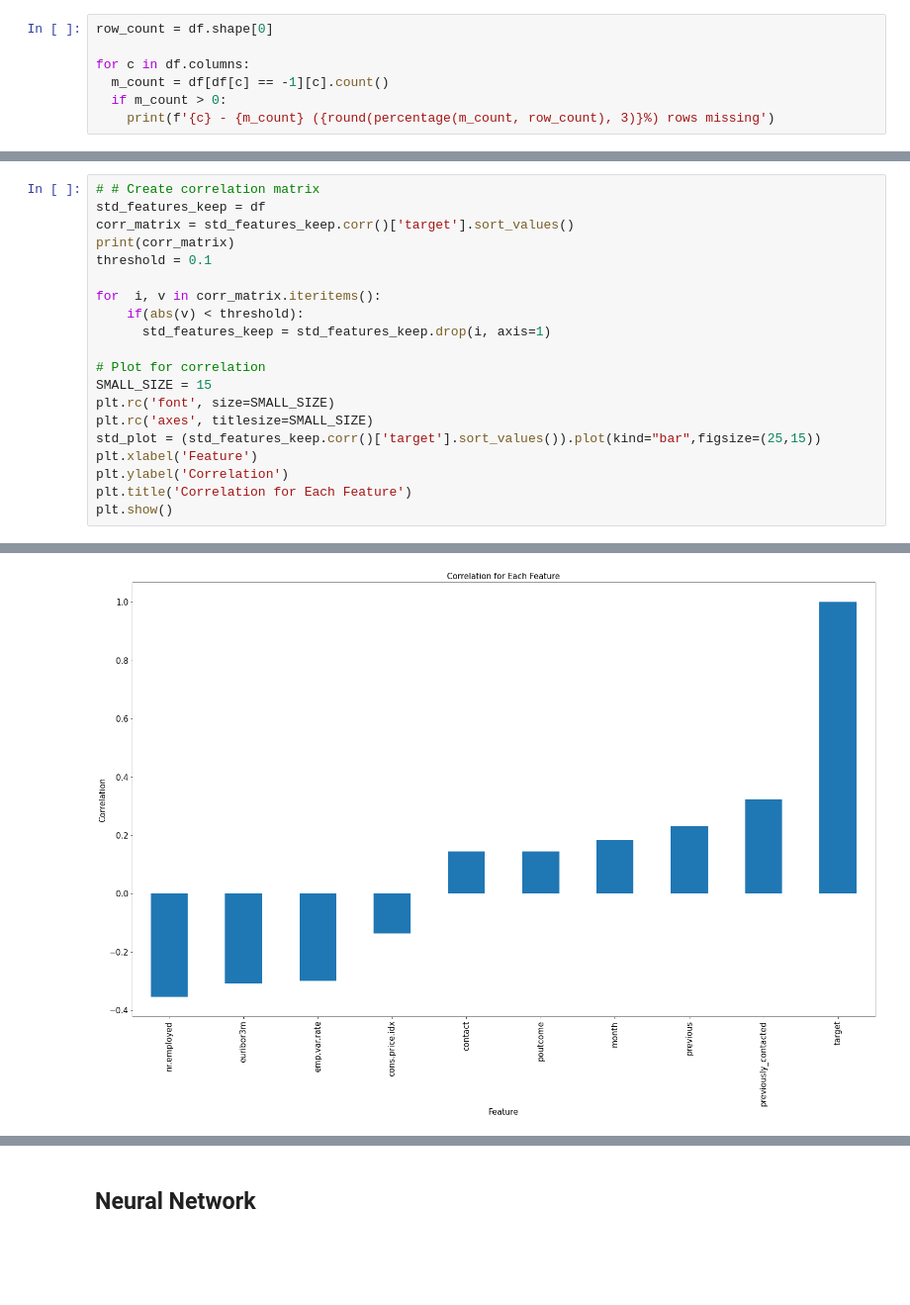
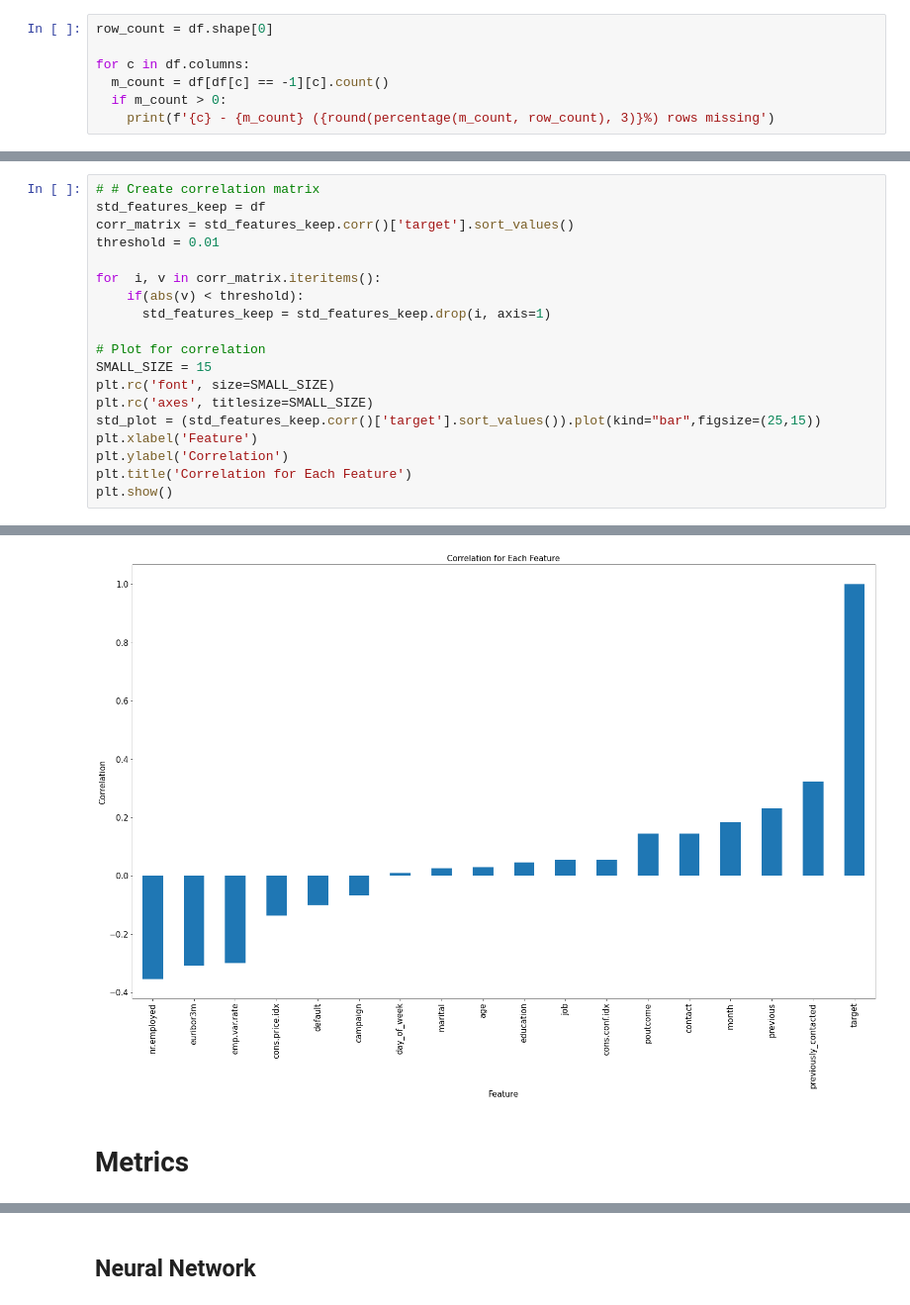
Before and after one commit to claredavies/MachineLearningCoursework, a Jupyter notebook: Assignment1/MLAssignment1KerrasUnbalancedData.ipynb, the cells around one changed output, grey strips where cells are left out. Shown: that part at 99% size. Saved outputs shown, nothing was run; the diff lists cells and outputs as text; blank space fills up the shorter version.

```diff
--- a/Assignment1/MLAssignment1KerrasUnbalancedData.ipynb
+++ b/Assignment1/MLAssignment1KerrasUnbalancedData.ipynb
@@ -109,8 +109,7 @@ memory usage: 6.6+ MB
 # # Create correlation matrix
 std_features_keep = df
 corr_matrix = std_features_keep.corr()['target'].sort_values()
-print(corr_matrix)
-threshold = 0.1
+threshold = 0.01
 
 for  i, v in corr_matrix.iteritems():
     if(abs(v) < threshold):
@@ -146 +128,3 @@ Name: target, dtype: float64
-[figure, old version]
+[figure, new version]
+# %% [markdown]
+# Metrics
```
Also changed, not shown: parts of 19 cells of this notebook.
